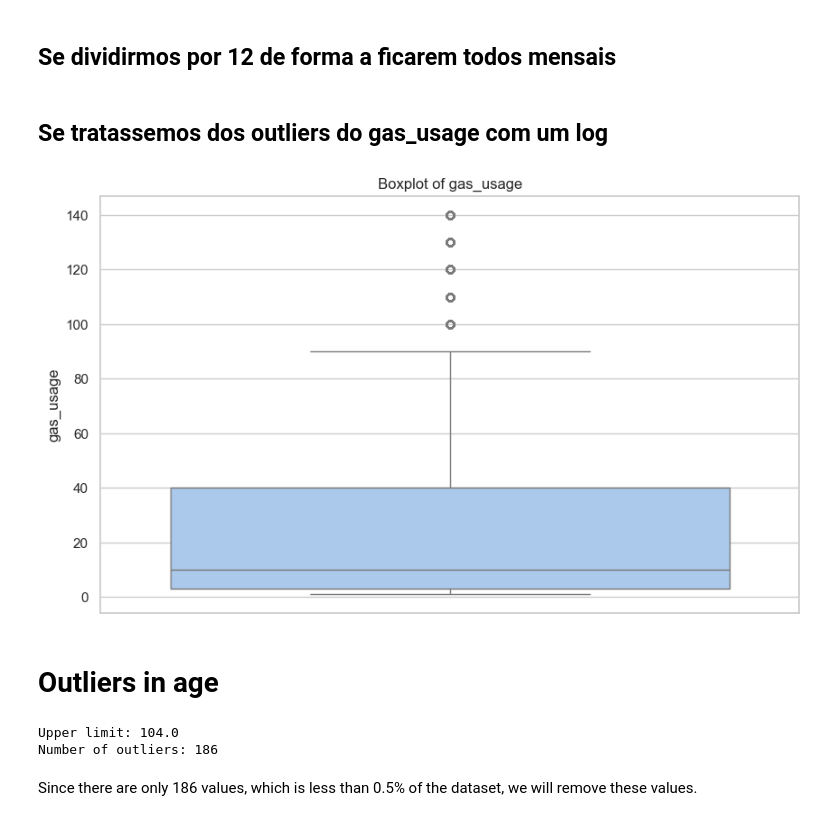
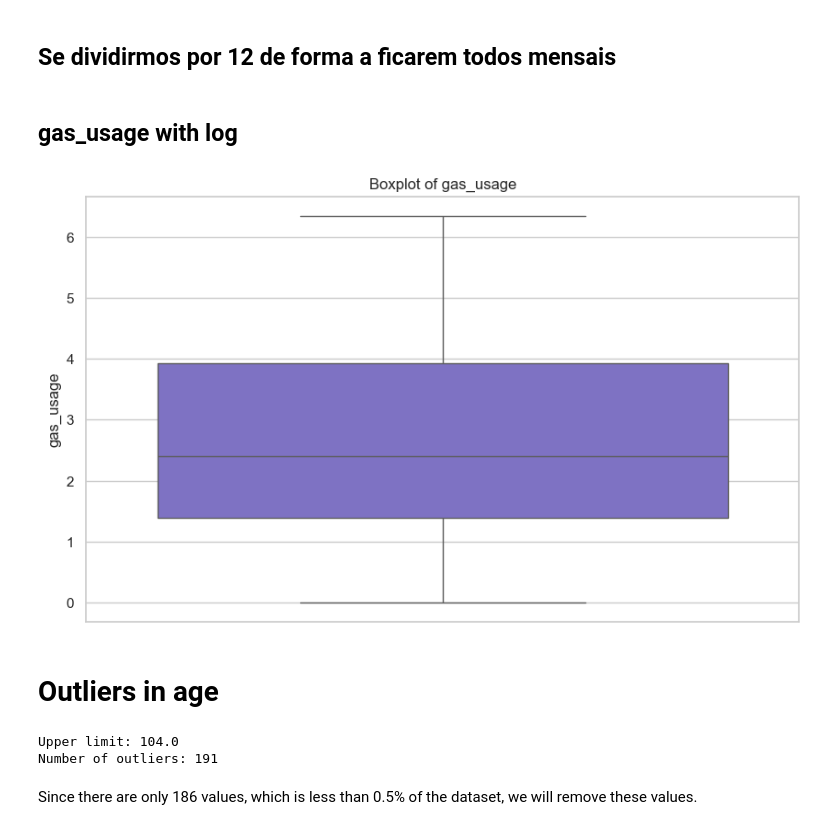
Before and after one commit to eduardooliveiraps/HealthInsurancePredictor, a Jupyter notebook: health_insurance_predictor copy.ipynb, the cells around one changed output. Drawn from its saved outputs; the diff is of its cells as text; code cells hidden in the pictures.

```diff
--- a/health_insurance_predictor copy.ipynb
+++ b/health_insurance_predictor copy.ipynb
@@ -365,14 +358,17 @@ plt.show()
 # %% [markdown]
 ##### Scatter Plots
 # %%
-sns.set_theme(style="whitegrid", palette="pastel")
+# Scatter plots to visualize relationships
+sns.set_theme(style="whitegrid")
 
 plt.figure(figsize=(15, 25))
+
+color = custom_palette[0]
 
 # Create a scatter plot for each numerical feature
 for i, feature in enumerate(numerical_features[:5], 1):
     plt.subplot(3, 2, i)
-    sns.scatterplot(data=df, x=feature, y=df.index, alpha=0.6, color='blue')
+    sns.scatterplot(data=df, x=feature, y=df.index, alpha=0.6, color=color)
     plt.title(f'Distribuição de {feature}', fontsize=14)
     plt.xlabel(feature, fontsize=12)
     plt.ylabel('Índice', fontsize=12)
@@ -397,3 +382,0 @@ Although we have already removed 17 negative values when handling the NaNs in th
-# %%
-# Drop rows with negative income
-df = df[df['income'] >= 0]
@@ -495,19 +429,19 @@ We noticed that there is a significant amount of outliers in this variable. Ther
 # %% [markdown]
 ## Se dividirmos por 12 de forma a ficarem todos mensais
 # %%
-df.loc[df['gas_usage'] > upper_limit, 'gas_usage'] /= 12
+#df.loc[df['gas_usage'] > upper_limit, 'gas_usage'] /= 12
-# %% [markdown]
-## Se tratassemos dos outliers do gas_usage com um log
+# %% [markdown]
+## gas_usage with log
 # %%
-#df['gas_usage'] = np.log1p(df['gas_usage'])
+df['gas_usage'] = np.log1p(df['gas_usage'])
 # %%
 plt.figure(figsize=(10, 6))
-sns.boxplot(data=df, y='gas_usage')
+sns.boxplot(data=df, y='gas_usage', color=color)
 plt.title('Boxplot of gas_usage')
 plt.ylabel('gas_usage')
 plt.show()
 # %% [output]
-[figure, old version]
+[figure, new version]
 # %% [markdown]
 # Outliers in age
 # %%
@@ -515,16 +449,16 @@ Q1 = df['age'].quantile(0.25)
 Q3 = df['age'].quantile(0.75)
 IQR = Q3 - Q1
 
-upper_limit = Q3 + 1.5 * IQR
+age_upper_limit = Q3 + 1.5 * IQR
 
-print(f"Upper limit: {upper_limit}")
+print(f"Upper limit: {age_upper_limit}")
 
-age_outliers = df[df['age'] > upper_limit]
+age_outliers = df[df['age'] > age_upper_limit]
 age_outliers_count = age_outliers.shape[0]
 print(f"Number of outliers: {age_outliers_count}")
 # %% [output]
 Upper limit: 104.0
-Number of outliers: 186
+Number of outliers: 191
 # %% [markdown]
 Since there are only 186 values, which is less than 0.5% of the dataset, we will remove these values.
 # %%
```
Also changed, not shown: parts of 71 cells of this notebook, 3 other files.
